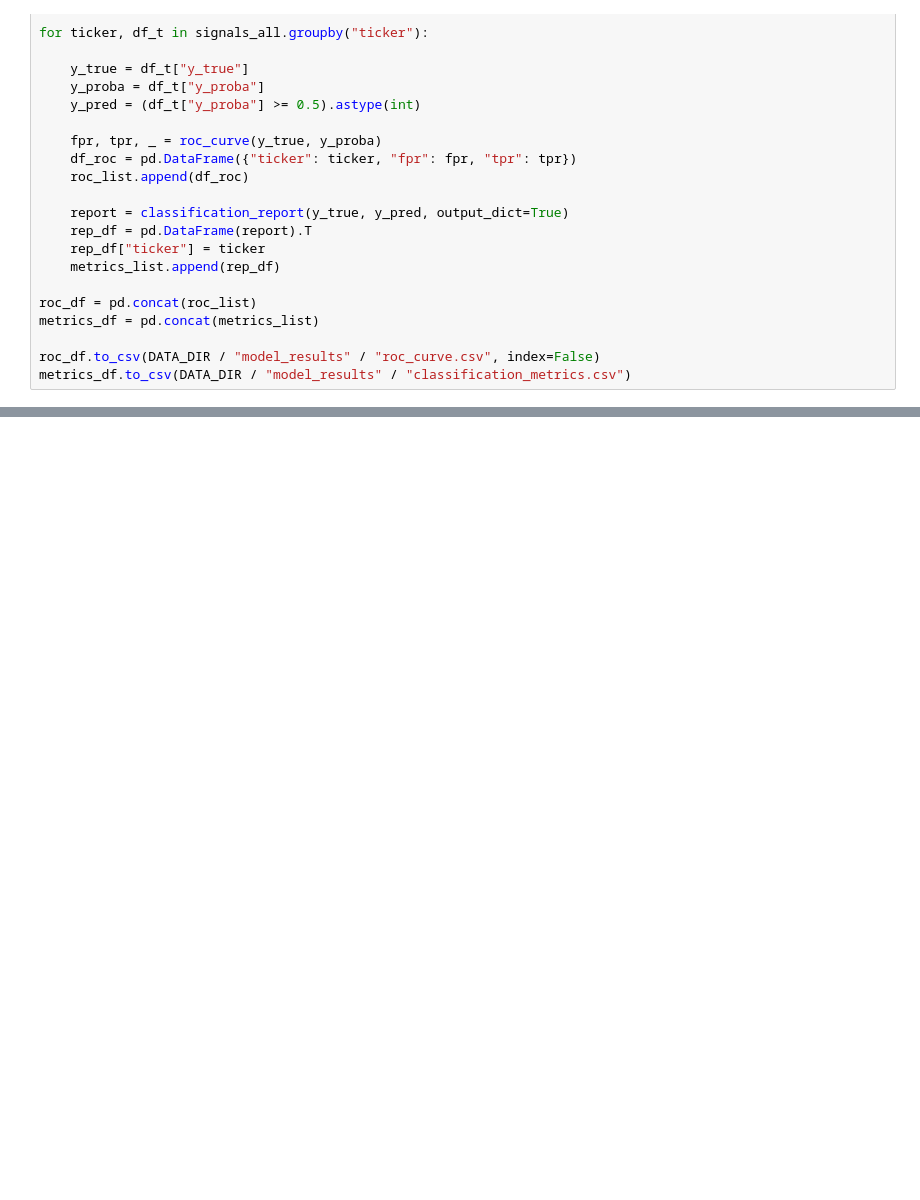
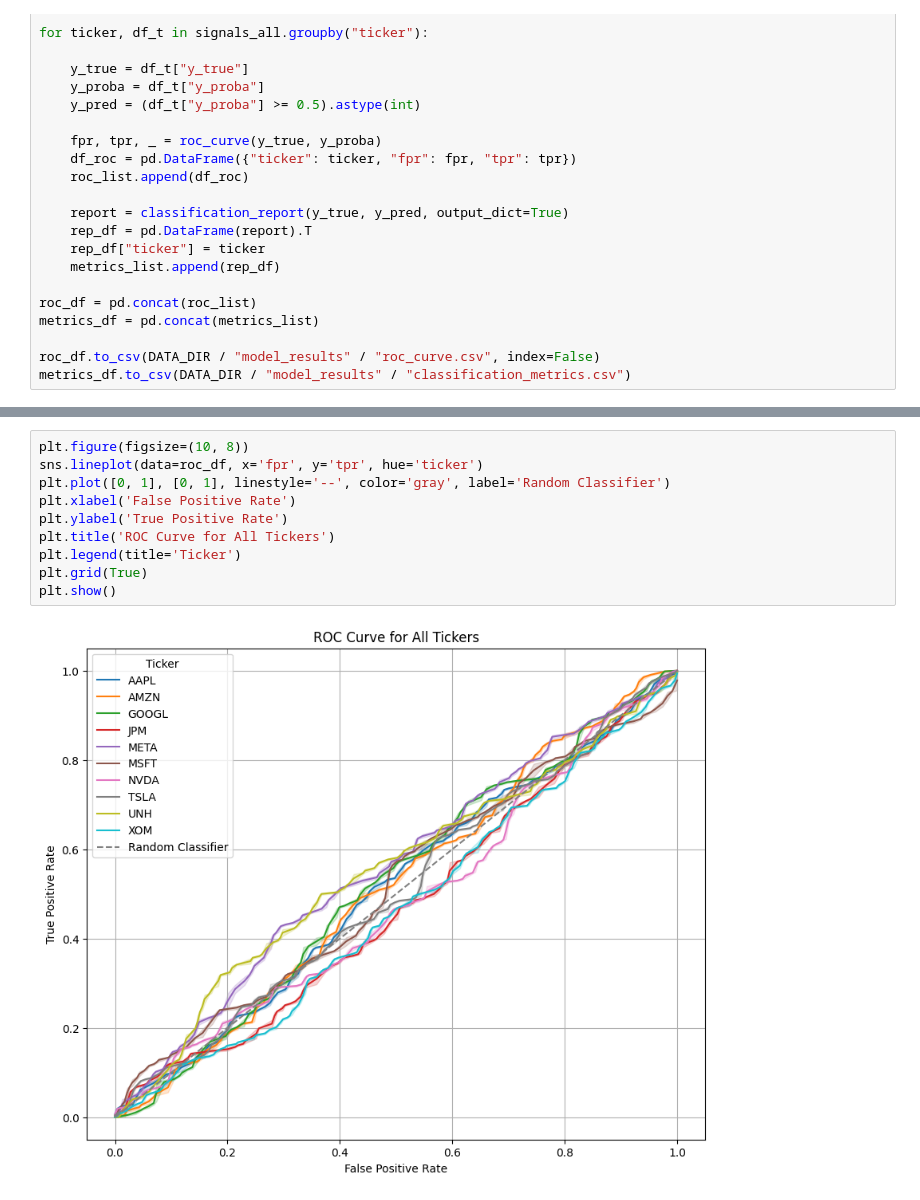
Before and after one commit to sbeltrans/Despliegue-Soluciones-Proyecto, a Jupyter notebook: notebooks/models/Validación del Modelo.ipynb, the cells around one changed output, grey strips where cells are left out. Drawn from its saved outputs; the diff is of its cells as text; blank space fills up the shorter version.

```diff
--- a/notebooks/models/Validación del Modelo.ipynb
+++ b/notebooks/models/Validación del Modelo.ipynb
@@ -158,0 +309,12 @@ metrics_df.to_csv(DATA_DIR / "model_results" / "classification_metrics.csv")
+# %%
+plt.figure(figsize=(10, 8))
+sns.lineplot(data=roc_df, x='fpr', y='tpr', hue='ticker')
+plt.plot([0, 1], [0, 1], linestyle='--', color='gray', label='Random Classifier')
+plt.xlabel('False Positive Rate')
+plt.ylabel('True Positive Rate')
+plt.title('ROC Curve for All Tickers')
+plt.legend(title='Ticker')
+plt.grid(True)
+plt.show()
+# %% [output]
+[figure, added]
```
Also changed, not shown: parts of 8 cells of this notebook, 8 other files.
